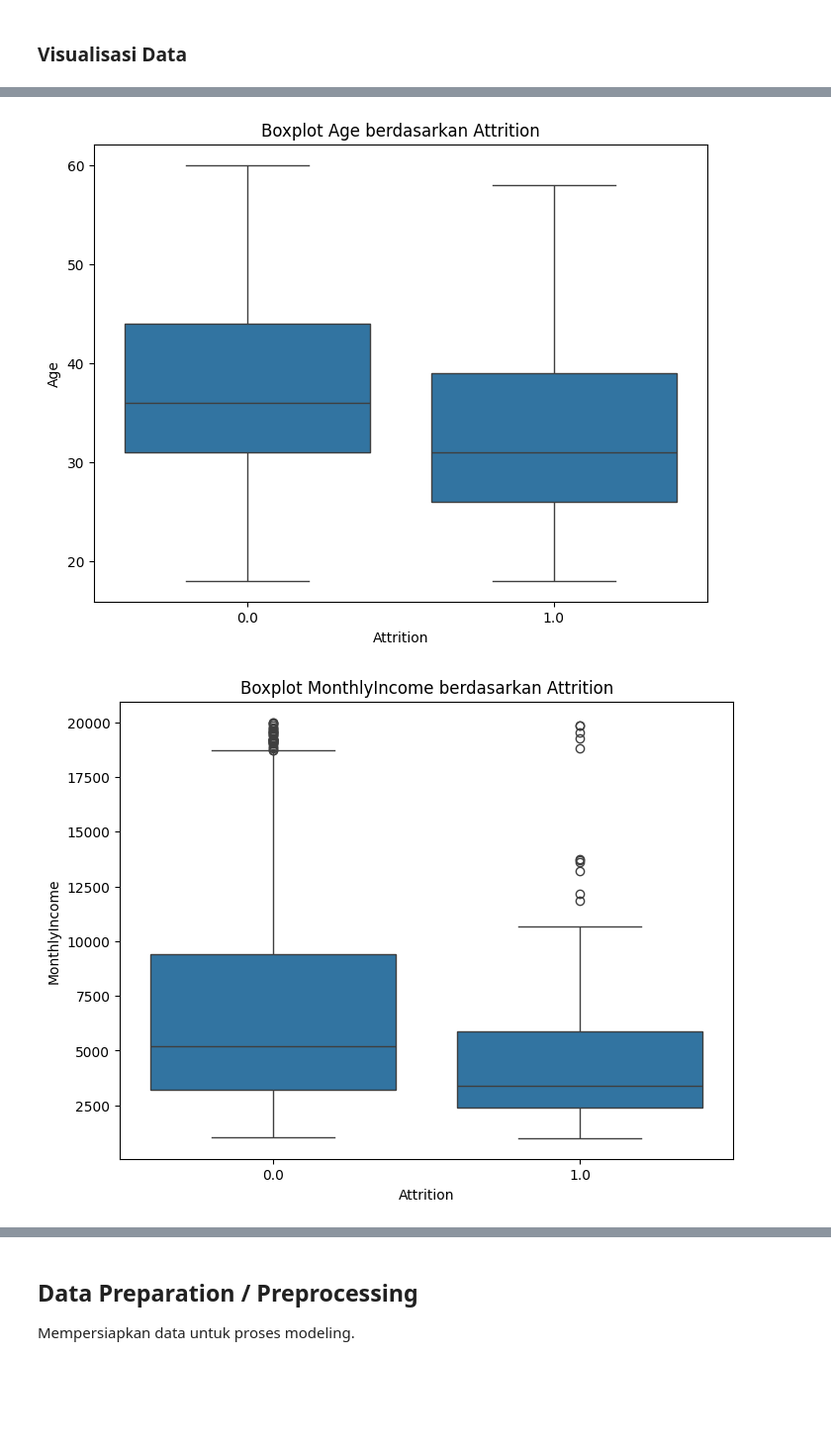
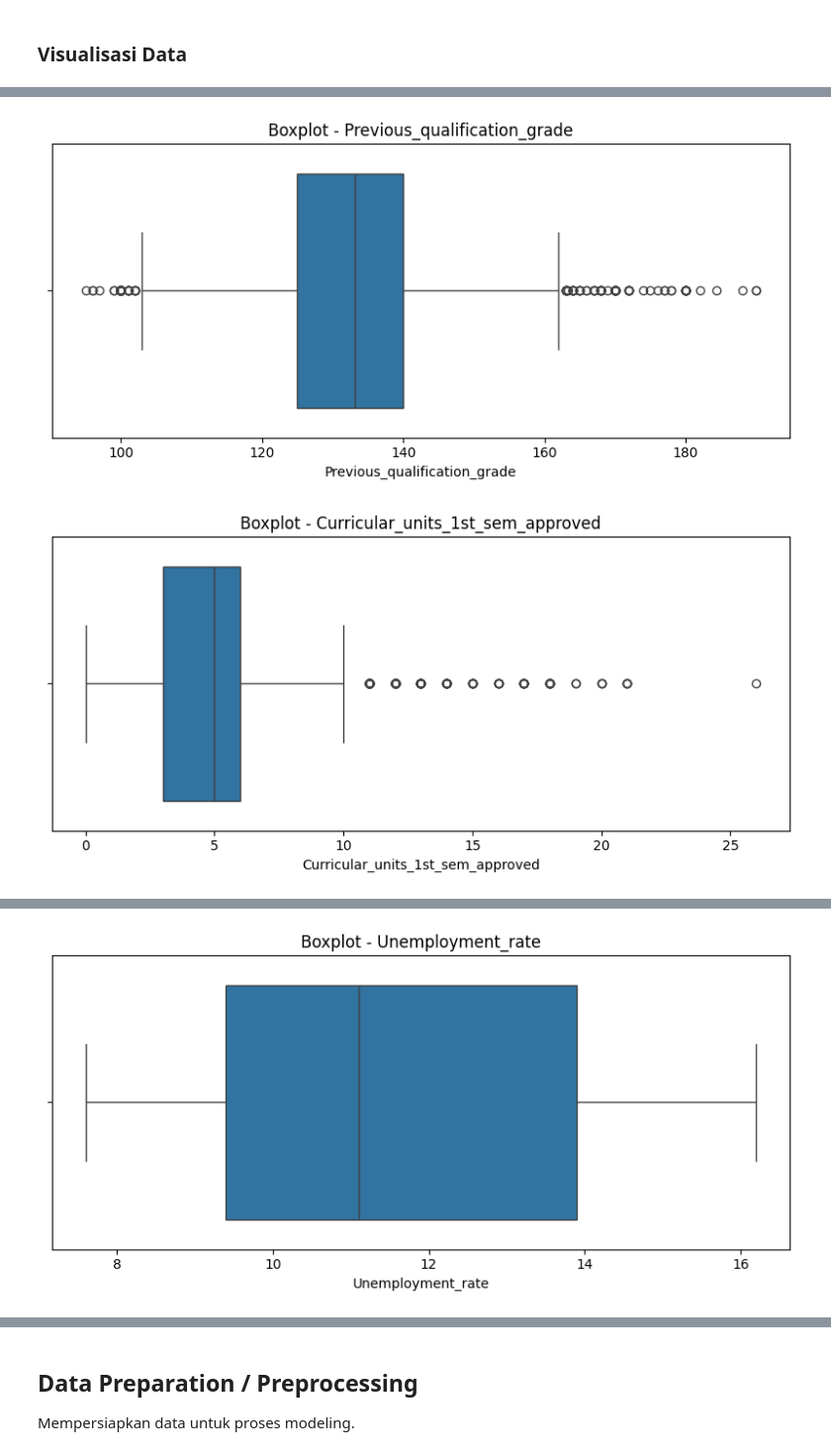
Before and after one commit to Fazlu601/data_science_submission_2, a Jupyter notebook: notebook.ipynb, the cells around one changed output, grey strips where cells are left out. Shown at 99% size. Saved outputs shown, nothing was run; the diff lists cells and outputs as text; code cells hidden in the pictures; blank space fills up the shorter version.

```diff
--- a/notebook.ipynb
+++ b/notebook.ipynb
@@ -33,6 +33,6 @@ from sklearn.metrics import precision_score, recall_score, f1_score, roc_curve,
 from google.colab import drive
 drive.mount('/content/drive')
 
-file_path = '/content/drive/My Drive/Colab Notebooks/dataset/employee_data.csv'
+file_path = '/content/drive/My Drive/Colab Notebooks/dataset/data.csv'
 df = pd.read_csv(file_path)
 # %% [output]
@@ -161,9 +129,19 @@ plt.show()
 # %%
+features = [
+    'Previous_qualification_grade',
+    'Curricular_units_1st_sem_enrolled',
+    'Curricular_units_2nd_sem_enrolled',
+    'Unemployment_rate',
+    'Inflation_rate',
+    'GDP'
+]
 
-numerical_features = ['Age', 'MonthlyIncome', 'DistanceFromHome']
-for feature in numerical_features:
-    plt.figure(figsize=(8, 6))
-    sns.histplot(df[feature], kde=True)
-    plt.title(f'Distribusi {feature}')
+for col in features:
+    plt.figure(figsize=(8, 4))
+    sns.histplot(df[col], kde=True, bins=30)
+    plt.title(f'Distribusi - {col}')
+    plt.xlabel(col)
+    plt.ylabel('Jumlah')
+    plt.tight_layout()
     plt.show()
 # %% [output]
@@ -175,10 +156,20 @@ for feature in numerical_features:
 # %%
-numerical_features = ['Age', 'MonthlyIncome', 'DistanceFromHome']
-for feature in numerical_features:
-    plt.figure(figsize=(8, 6))
-    sns.boxplot(x='Attrition', y=feature, data=df)
-    plt.title(f'Boxplot {feature} berdasarkan Attrition')
+boxplot_cols = [
+    'Previous_qualification_grade',
+    'Curricular_units_1st_sem_approved',
+    'Curricular_units_2nd_sem_approved',
+    'Unemployment_rate',
+    'Inflation_rate',
+    'GDP'
+]
+
+for col in boxplot_cols:
+    plt.figure(figsize=(8, 4))
+    sns.boxplot(x=df[col])
+    plt.title(f'Boxplot - {col}')
+    plt.xlabel(col)
+    plt.tight_layout()
     plt.show()
 # %% [output]
-[figure, old version]
+[figure, new version]
-[figure, old version]
+[figure, new version]
@@ -185,0 +177 @@ for feature in numerical_features:
+[figure, added]
```
Also changed, not shown: parts of 70 cells of this notebook, 6 other files.
